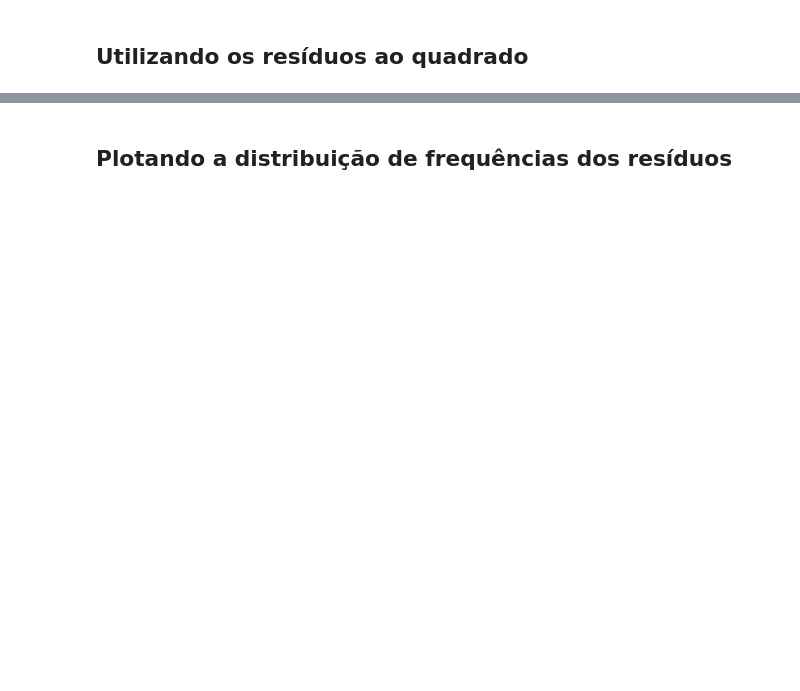
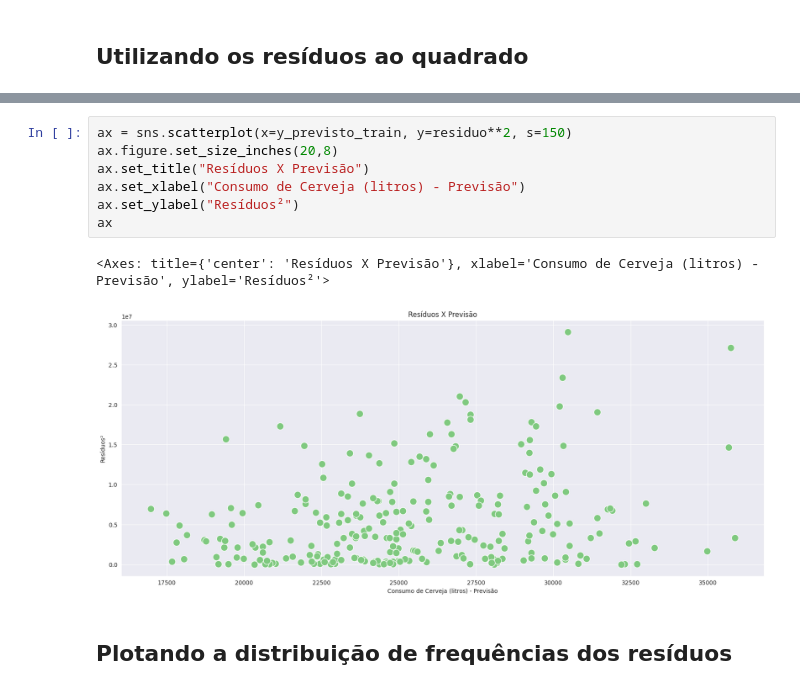
Before and after one commit to fernandowolff/estatistica_python, a Jupyter notebook: testando_relacoes_e_prevendo_resultados/Regressao Linear.ipynb, the cells around one changed output, grey strips where cells are left out. Saved outputs shown, nothing was run; the diff lists cells and outputs as text; blank space fills up the shorter version.

```diff
--- a/testando_relacoes_e_prevendo_resultados/Regressao Linear.ipynb
+++ b/testando_relacoes_e_prevendo_resultados/Regressao Linear.ipynb
@@ -429,3 +549,13 @@ Método informal de verificação da hipótese de variância constante dos resí
 Fonte: Econometria Básica - 5ª edição - Gujarati e Porter
+# %%
+ax = sns.scatterplot(x=y_previsto_train, y=residuo**2, s=150)
+ax.figure.set_size_inches(20,8)
+ax.set_title("Resíduos X Previsão")
+ax.set_xlabel("Consumo de Cerveja (litros) - Previsão")
+ax.set_ylabel("Resíduos²")
+ax
+# %% [output]
+<Axes: title={'center': 'Resíduos X Previsão'}, xlabel='Consumo de Cerveja (litros) - Previsão', ylabel='Resíduos²'>
+[figure, added]
 # %% [markdown]
 ## Plotando a distribuição de frequências dos resíduos
```
Also changed, not shown: parts of 37 cells of this notebook.
